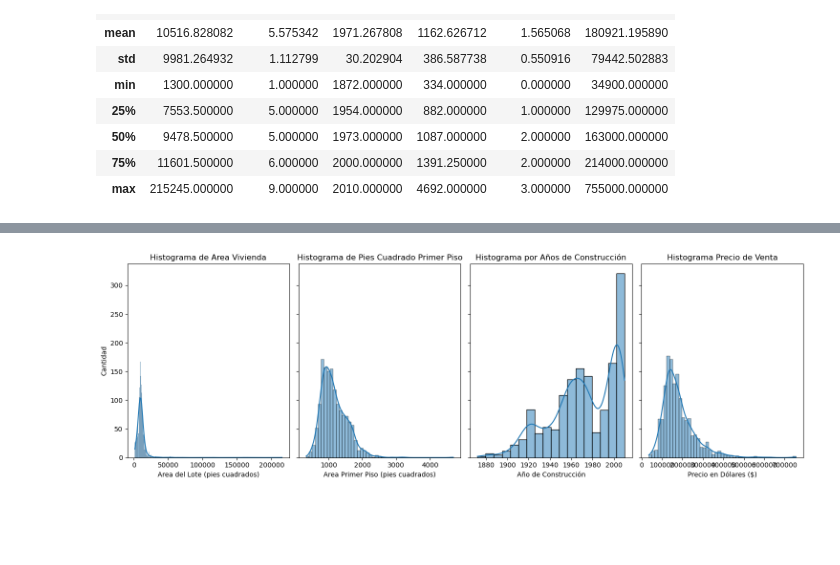
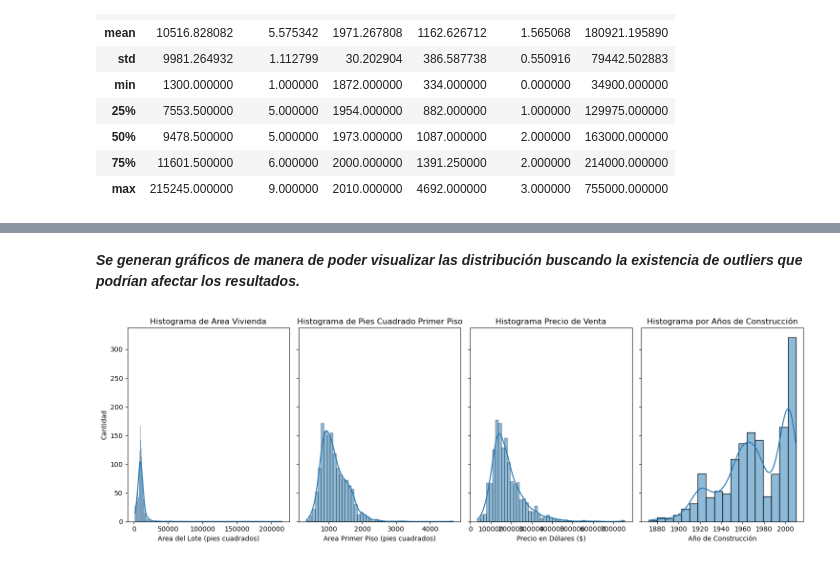
Before and after one commit to fidebravo/Modulo4, a Jupyter notebook: ABpro4_Ide.ipynb, the cells around one changed output, grey strips where cells are left out. Saved outputs shown, nothing was run; the diff lists cells and outputs as text; code cells hidden in the pictures; blank space fills up the shorter version.

```diff
--- a/ABpro4_Ide.ipynb
+++ b/ABpro4_Ide.ipynb
@@ -70,26 +56,30 @@ df_elegido
+# %% [markdown]
+***Se generan gráficos de manera de poder visualizar las distribución buscando la existencia de outliers que podrían afectar los resultados.***
 # %%
 # Crear subplots
 fig, axes = plt.subplots(1, 4, figsize=(15, 5), sharey=True)
 
 
 sns.histplot(ax=axes[0], data=df_elegido, x='LotArea', kde=True)
 axes[0].set_title('Histograma de Area Vivienda')
 axes[0].set_ylabel('Cantidad')
 axes[0].set_xlabel('Area del Lote (pies cuadrados)')
 # Histograma para Feature2
 sns.histplot(ax=axes[1], data=df_elegido, x='1stFlrSF', kde=True)
 axes[1].set_title('Histograma de Pies Cuadrado Primer Piso')
 axes[1].set_xlabel('Area Primer Piso (pies cuadrados)')
 
-sns.histplot(ax=axes[2], data=df_elegido, x='YearBuilt', kde=True)
-axes[2].set_title('Histograma por Años de Construcción')
-axes[2].set_xlabel('Año de Construcción')
+sns.histplot(ax=axes[2], data=df_elegido, x='SalePrice', kde=True)
+axes[2].set_title('Histograma Precio de Venta')
+axes[2].set_xlabel('Precio en Dólares ($)')
 
-sns.histplot(ax=axes[3], data=df_elegido, x='SalePrice', kde=True)
-axes[3].set_title('Histograma Precio de Venta')
-axes[3].set_xlabel('Precio en Dólares ($)')
+sns.histplot(ax=axes[3], data=df_elegido, x='YearBuilt', kde=True)
+axes[3].set_title('Histograma por Años de Construcción')
+axes[3].set_xlabel('Año de Construcción')
+
+
 
 plt.tight_layout()
 plt.show()
 # %% [output]
-[figure, old version]
+[figure, new version]
```
Also changed, not shown: parts of 10 cells of this notebook.
